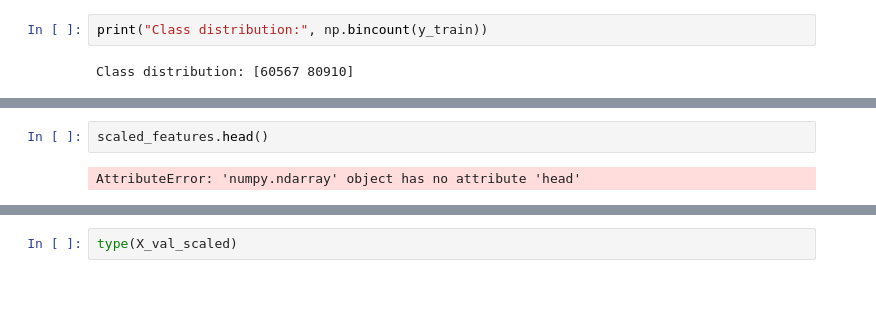
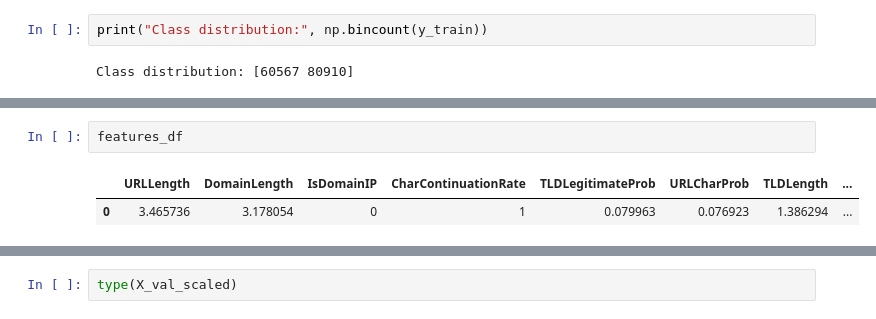
Before and after one commit to tarek-ibr/PhishGuard, a Jupyter notebook: backend/Model.ipynb, the cells around one changed output, grey strips where cells are left out. Drawn from its saved outputs; the diff is of its cells as text; blank space fills up the shorter version.

```diff
--- a/backend/Model.ipynb
+++ b/backend/Model.ipynb
@@ -760,5 +838,6 @@ Prediction: [[0.]]
 Predicted class: 0
 # %%
-scaled_features.head()
+features_df
 # %% [output]
-AttributeError: 'numpy.ndarray' object has no attribute 'head'
+|  | URLLength | DomainLength | IsDomainIP | CharContinuationRate | TLDLegitimateProb | URLCharProb | TLDLength | ... |
+| 0 | 3.465736 | 3.178054 | 0 | 1 | 0.079963 | 0.076923 | 1.386294 | ... |
```
Also changed, not shown: parts of 8 cells of this notebook, 5 other files.
